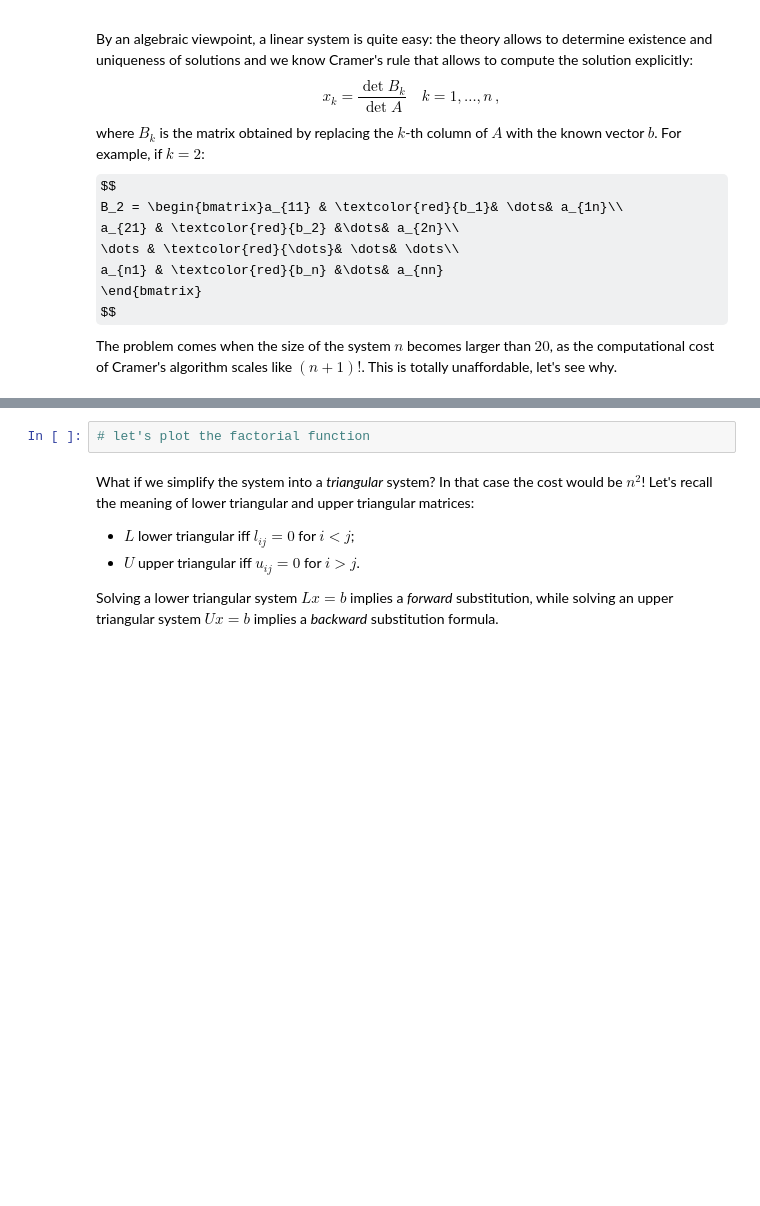
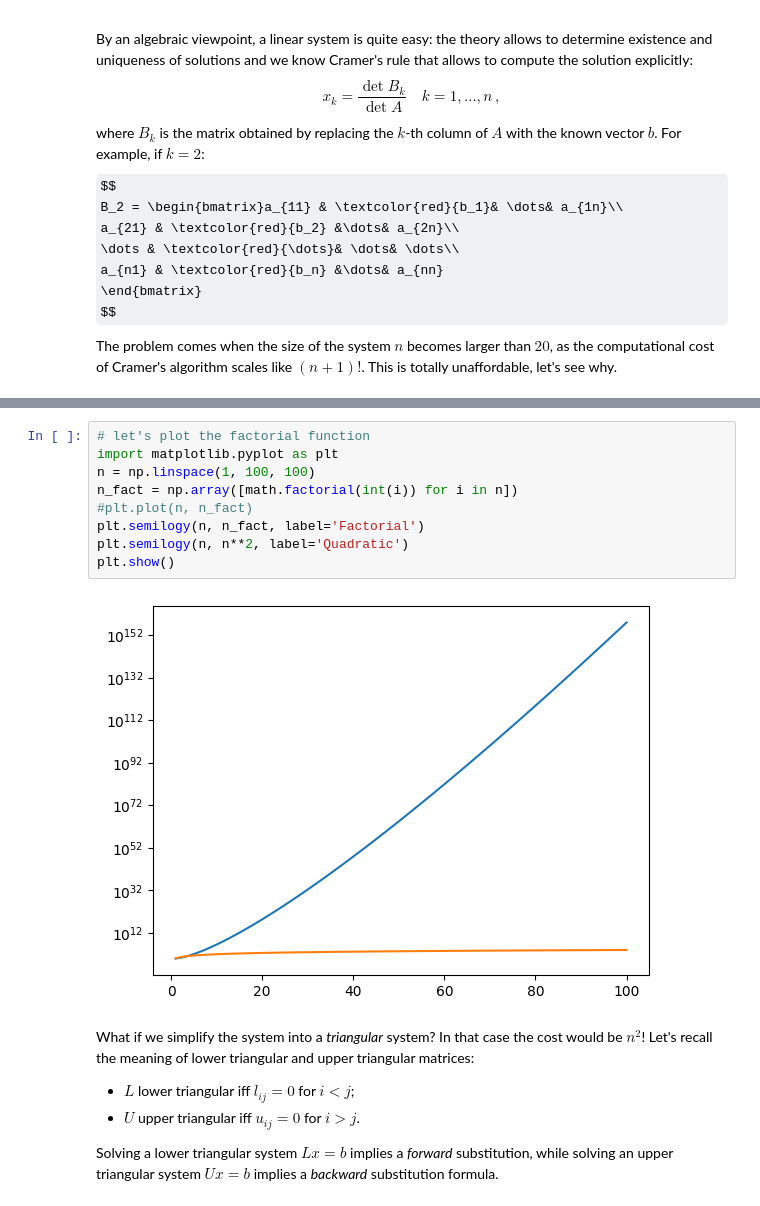
Before and after one commit to Cociancich/numerical_analysis_2025-2026, a Jupyter notebook: exercise_sessions/Direct_methods_for_linear_systems.ipynb, the cells around one changed output, grey strips where cells are left out. Drawn from its saved outputs; the diff is of its cells as text; some formulas as TeX source; blank space fills up the shorter version.

```diff
--- a/exercise_sessions/Direct_methods_for_linear_systems.ipynb
+++ b/exercise_sessions/Direct_methods_for_linear_systems.ipynb
@@ -33,7 +56,16 @@ np.math.factorial(100)
 # %% [output]
 93326215443944152681699238856266700490715968264381621468592963895217599993229915608941463976156518286253697920827223758251185210916864000000000000000000000000
-# %%
-# let's plot the factorial function
+# %%
+# let's plot the factorial function
+import matplotlib.pyplot as plt
+n = np.linspace(1, 100, 100)
+n_fact = np.array([math.factorial(int(i)) for i in n])
+#plt.plot(n, n_fact)
+plt.semilogy(n, n_fact, label='Factorial')
+plt.semilogy(n, n**2, label='Quadratic')
+plt.show()
+# %% [output]
+[figure, added]
 # %% [markdown]
 What if we simplify the system into a *triangular* system? In that case the cost would be $n^2$! Let's recall the meaning of lower triangular and upper triangular matrices:
 - $L$ lower triangular iff $l_{ij}=0$ for $i<j$;
```
Also changed, not shown: parts of 14 cells of this notebook.
